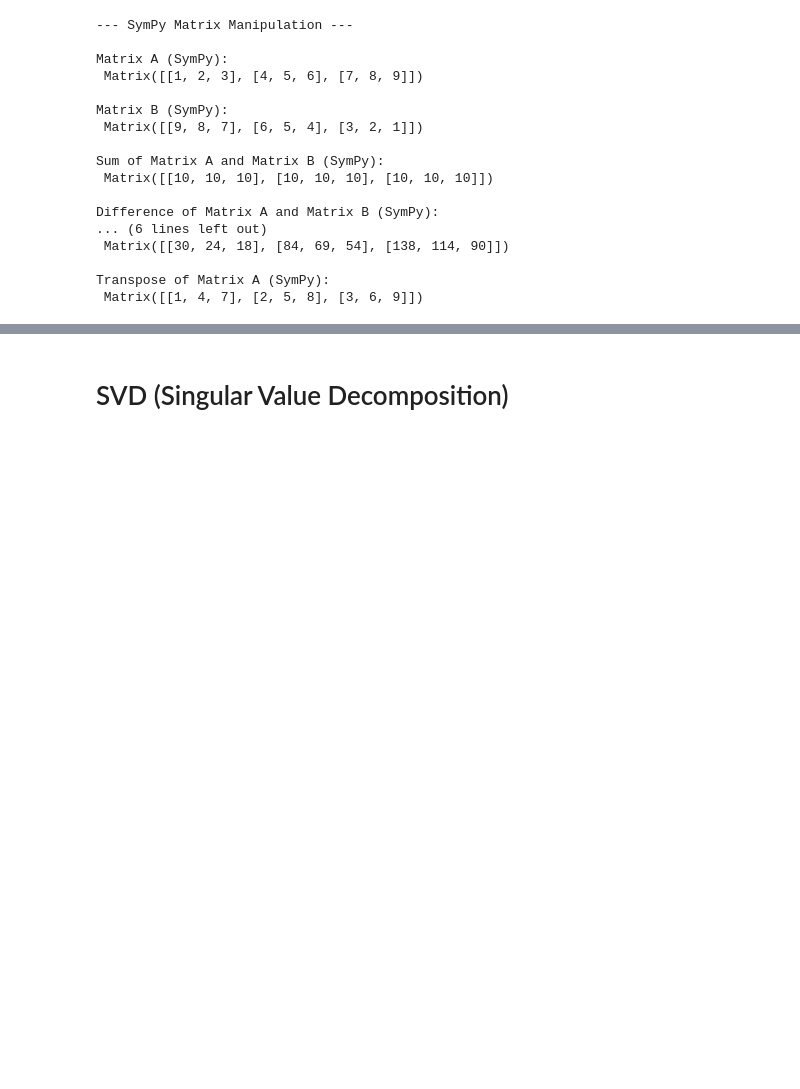
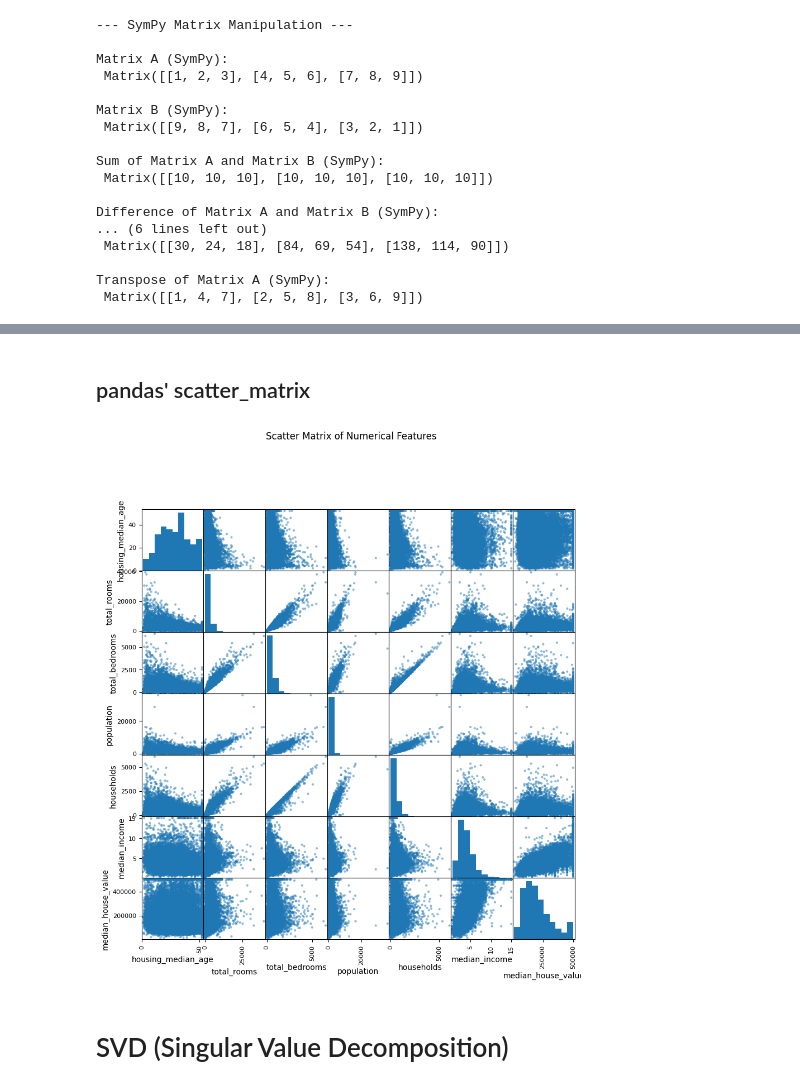
Before and after one commit to vuhung16au/ACU, a Jupyter notebook: ITEC203/Week05/ITEC203-Week05_Tutorial_Code_MNIST.ipynb, the cells around one changed output, grey strips where cells are left out. Cells and saved outputs as stored; diff of their text form; code cells hidden in the pictures; blank space fills up the shorter version.

```diff
--- a/ITEC203/Week05/ITEC203-Week05_Tutorial_Code_MNIST.ipynb
+++ b/ITEC203/Week05/ITEC203-Week05_Tutorial_Code_MNIST.ipynb
@@ -147,3 +301,14 @@ Transpose of Matrix A (SymPy):
+# %% [markdown]
+## pandas' scatter_matrix
+# %%
+
+numerical_df = df[['housing_median_age', 'total_rooms', 'total_bedrooms', 'population', 'households', 'median_income', 'median_house_value']]
+
+scatter_matrix(numerical_df, figsize=(10, 10), diagonal='hist') # diagonal can be 'hist' or 'kde'
+plt.suptitle("Scatter Matrix of Numerical Features", y=1.02)
+plt.show()
+# %% [output]
+[figure, added]
 # %% [markdown]
 # SVD (Singular Value Decomposition)
 # %% [markdown]
```
Also changed, not shown: parts of 14 cells of this notebook.
